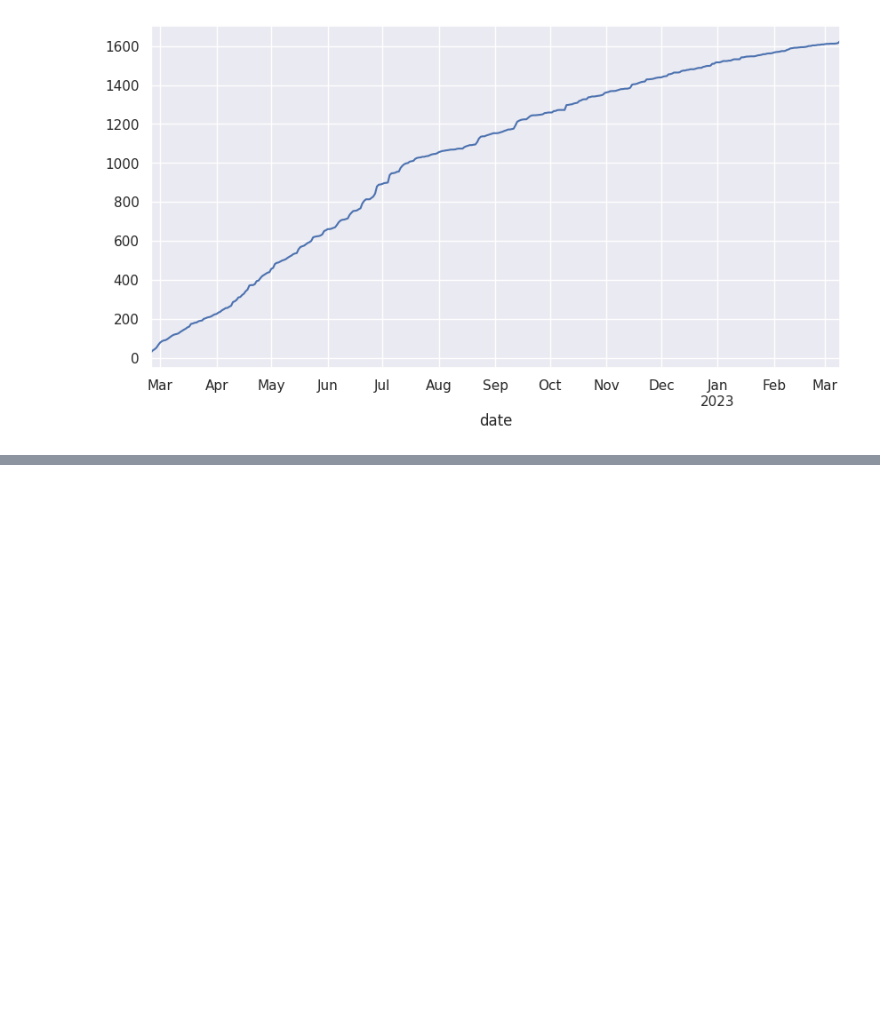
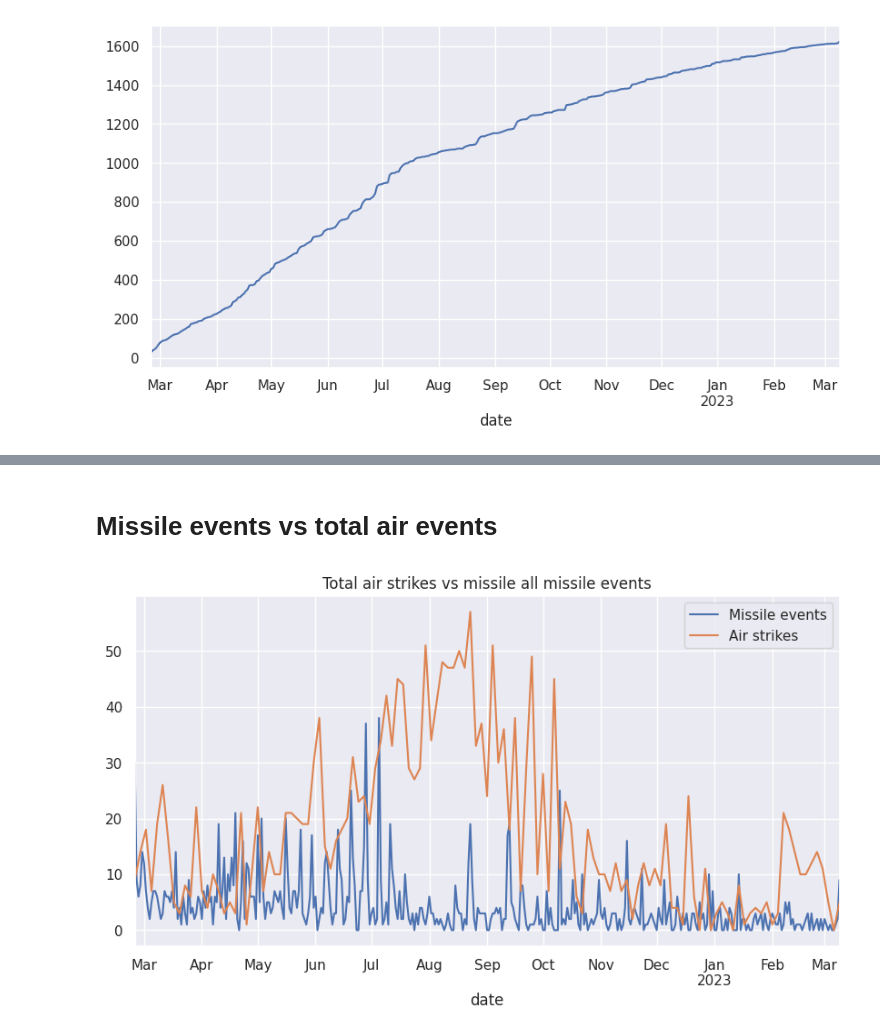
Before and after one commit to conflict-investigations/acled-analysis, a Jupyter notebook: acled_analysis.ipynb, the cells around one changed output, grey strips where cells are left out. Drawn from its saved outputs; the diff is of its cells as text; code cells hidden in the pictures; blank space fills up the shorter version.

Commit message:
Update analysis ipython notebook, more plots

```diff
--- a/acled_analysis.ipynb
+++ b/acled_analysis.ipynb
@@ -395,0 +387,13 @@ plt.savefig('acled_missiles_reg_cumulative.png', bbox_inches='tight', dpi=600)
+# %% [markdown]
+# Missile events vs total air events
+# %%
+plt.figure()
+plt.title(f'Total air strikes vs missile all missile events')
+ax = analysis['count'].plot()
+strikes_comparison['strikes'].plot(ax=ax)
+ax.legend(['Missile events', 'Air strikes'])
+
+plt.savefig('acled_air_strikes_vs_missile_events.svg', bbox_inches='tight', dpi=600)
+plt.savefig('acled_air_strikes_vs_missile_events.png', bbox_inches='tight', dpi=600)
+# %% [output]
+[figure, added]
```
Also changed, not shown: parts of 7 cells of this notebook.
